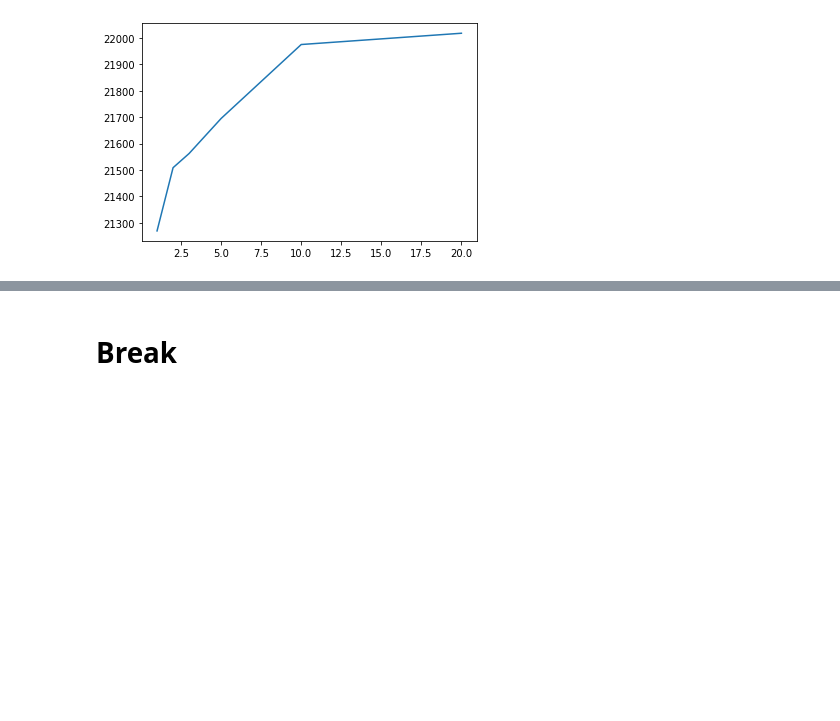
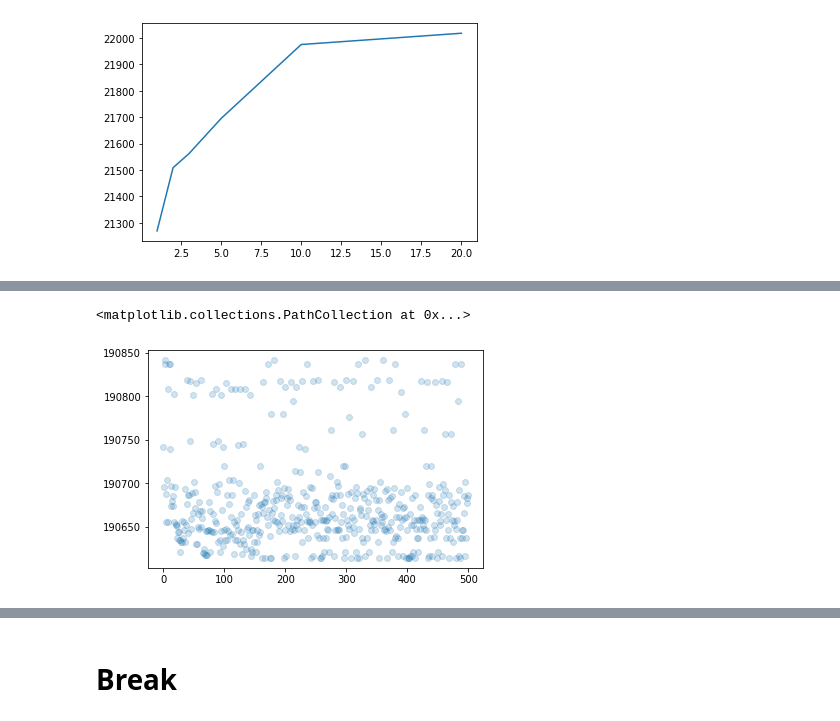
Before and after one commit to numeristical/resources, a Jupyter notebook: GBIP/GBIP3.ipynb, the cells around one changed output, grey strips where cells are left out. Drawn from its saved outputs; the diff is of its cells as text; code cells hidden in the pictures; blank space fills up the shorter version.

```diff
--- a/GBIP/GBIP3.ipynb
+++ b/GBIP/GBIP3.ipynb
@@ -516,0 +459,3 @@ np.sqrt(mean_squared_error(y_test, preds))
+# %%
+trials1 = Trials()
+best = fmin(fn=eval_model, space=fspace1, algo=tpe.suggest, max_evals=500, trials=trials1)
@@ -516,0 +486,11 @@ np.sqrt(mean_squared_error(y_test, preds))
+# %%
+md_trial_vals = np.array([t['misc']['vals']['max_depth'] for t in trials1.trials])
+csbn_trial_vals = np.array([t['misc']['vals']['colsample_bynode'] for t in trials1.trials])
+ss_trial_vals = np.array([t['misc']['vals']['subsample'] for t in trials1.trials])
+loss_trial_vals = np.array([t['result']['loss'] for t in trials1.trials])
+trial_nums = np.array([t['tid'] for t in trials1.trials])
+# %%
+plt.scatter(trial_nums, loss_trial_vals, alpha=.2)
+# %% [output]
+<matplotlib.collections.PathCollection at 0x...>
+[figure, added]
```
Also changed, not shown: parts of 67 cells of this notebook, 3 other files.
